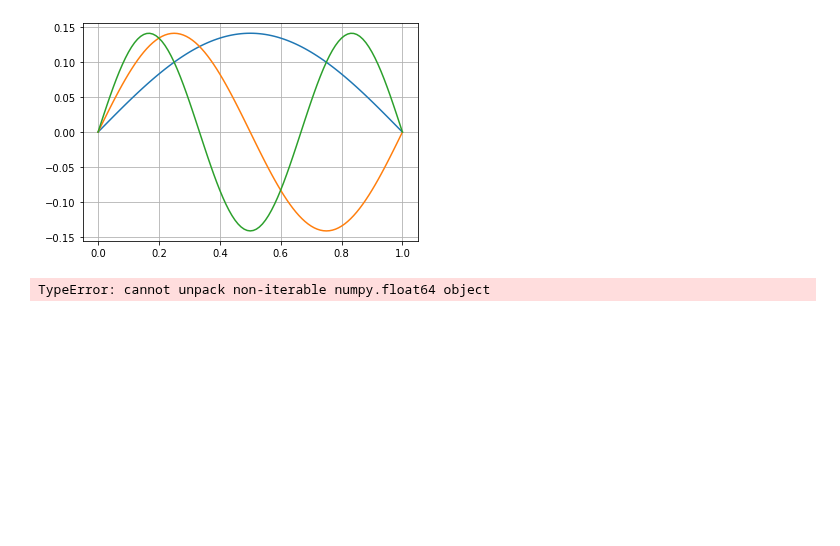
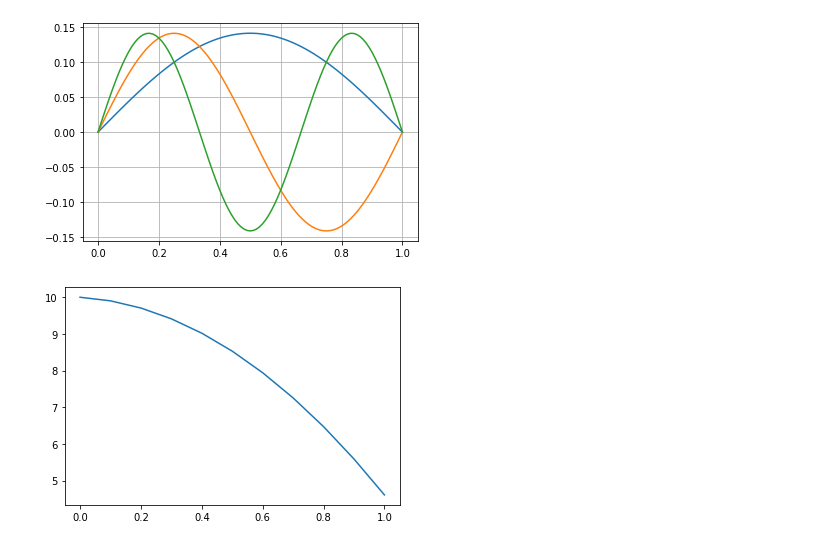
Before and after one commit to franklinzppa/fisica-computacional, a Jupyter notebook: Final Project.ipynb, the cells around one changed output. Cells and saved outputs as stored; diff of their text form; code cells hidden in the pictures; blank space fills up the shorter version.

```diff
--- a/Final Project.ipynb
+++ b/Final Project.ipynb
@@ -162,25 +162,29 @@ plt.grid()
 plt.show()
 # %% [output]
 [figure]
-# %%
-# Lets try an harmonic potential
-
-L = 1.0
-dx = 0.1
-x = np.arange(-L, L+dx, dx)
-
-V = x**2
-
-@np.vectorize
-def f(t, z, E, V):
-    psi, psi_prime = z
-    dpsi_dt = psi_prime
-    dpsi_prime_dt = (V-E)*psi
-    return dpsi_dt, dpsi_prime_dt
-
-E = 10.0 # Guess
-
-sol = solve_ivp(f, t_span=(-L,L), y0=[0, 1], t_eval=x, args=[E, V])
-psi, psi_prime = sol.y
-# %% [output]
-TypeError: cannot unpack non-iterable numpy.float64 object
+# %%
+dt = 0.1
+t = np.arange(0, 1+dt, dt)
+N = len(t)
+
+x = 10.0
+v = 0.0
+
+def f():
+    g = 9.8
+    return -g
+
+
+x_list = []
+v_list = []
+
+for i in range(N):
+    x_list.append(x)
+    v_list.append(v)
+    v = v + f()*dt
+    x = x + v*dt
+
+plt.plot(t, x_list)
+plt.show()
+# %% [output]
+[figure, added]
```
Also changed, not shown: parts of 1 cell of this notebook.
